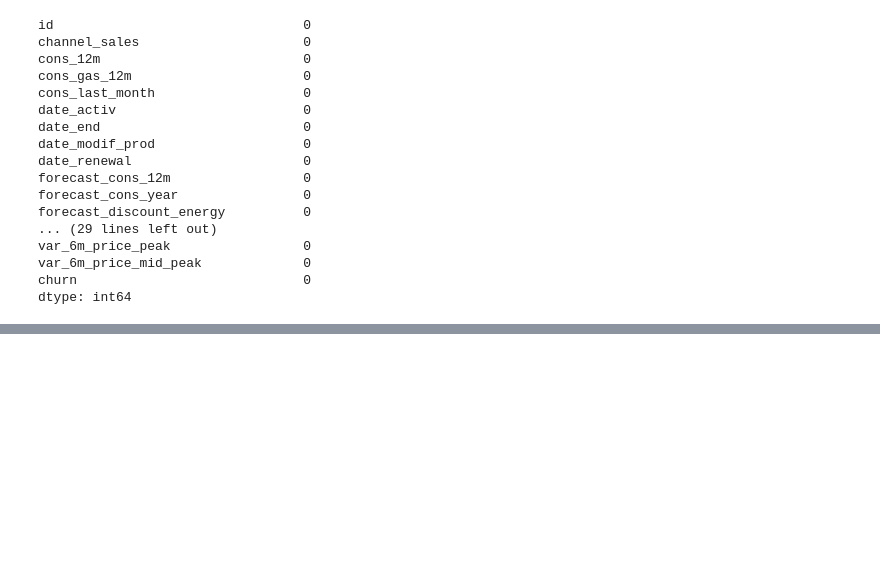
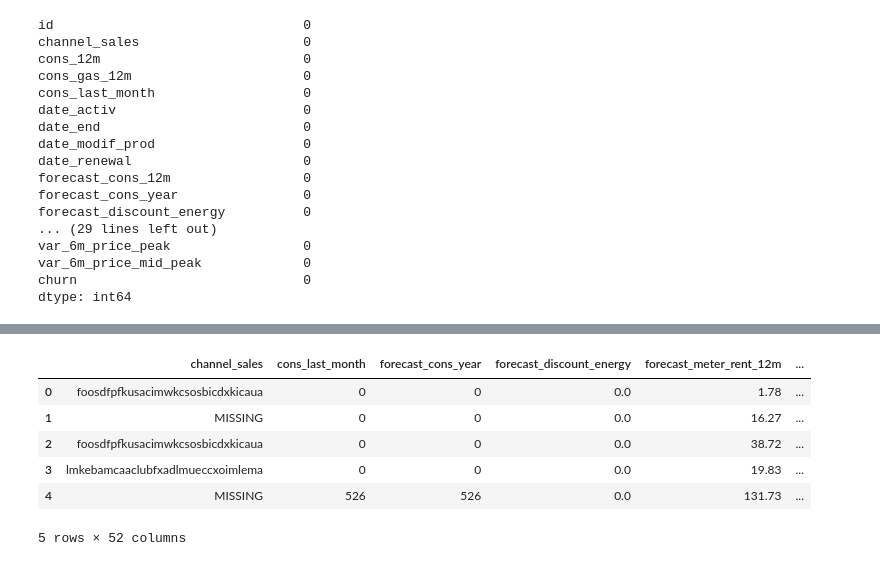
Before and after one commit to JannathaGitHubVision/Client_Project_BCGX, a Jupyter notebook: Feature Engineering Pratcise.ipynb, the cells around one changed output, grey strips where cells are left out. Saved outputs shown, nothing was run; the diff lists cells and outputs as text; code cells hidden in the pictures; blank space fills up the shorter version.

```diff
--- a/Feature Engineering Pratcise.ipynb
+++ b/Feature Engineering Pratcise.ipynb
@@ -702,0 +320,10 @@ Dataset shape after dropping low variance features: (14606, 79)
+# %%
+featureEng_enhanced.head()
+# %% [output]
+|  | channel_sales | cons_last_month | forecast_cons_year | forecast_discount_energy | forecast_meter_rent_12m | ... |
+| 0 | foosdfpfkusacimwkcsosbicdxkicaua | 0 | 0 | 0.0 | 1.78 | ... |
+| 1 | MISSING | 0 | 0 | 0.0 | 16.27 | ... |
+| 2 | foosdfpfkusacimwkcsosbicdxkicaua | 0 | 0 | 0.0 | 38.72 | ... |
+| 3 | lmkebamcaaclubfxadlmueccxoimlema | 0 | 0 | 0.0 | 19.83 | ... |
+| 4 | MISSING | 526 | 526 | 0.0 | 131.73 | ... |
+5 rows × 52 columns
```
Also changed, not shown: parts of 17 cells of this notebook.
